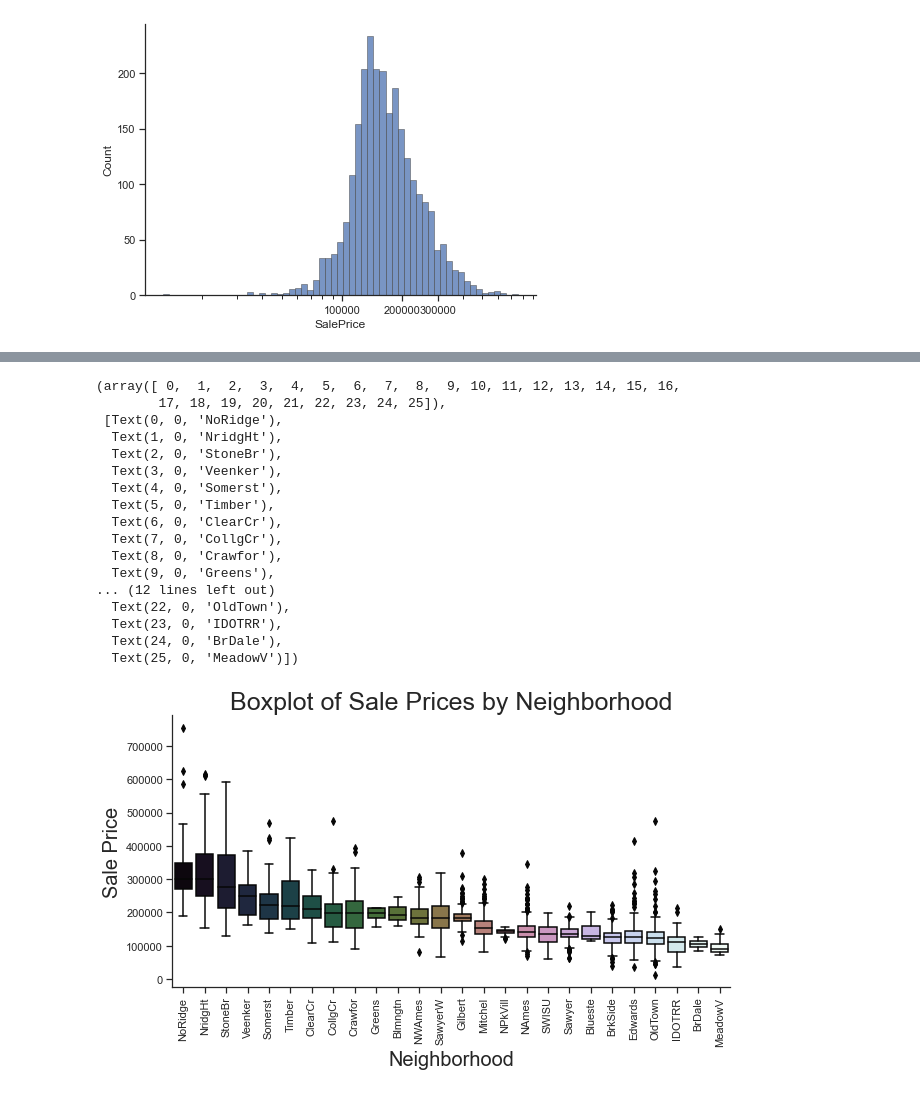
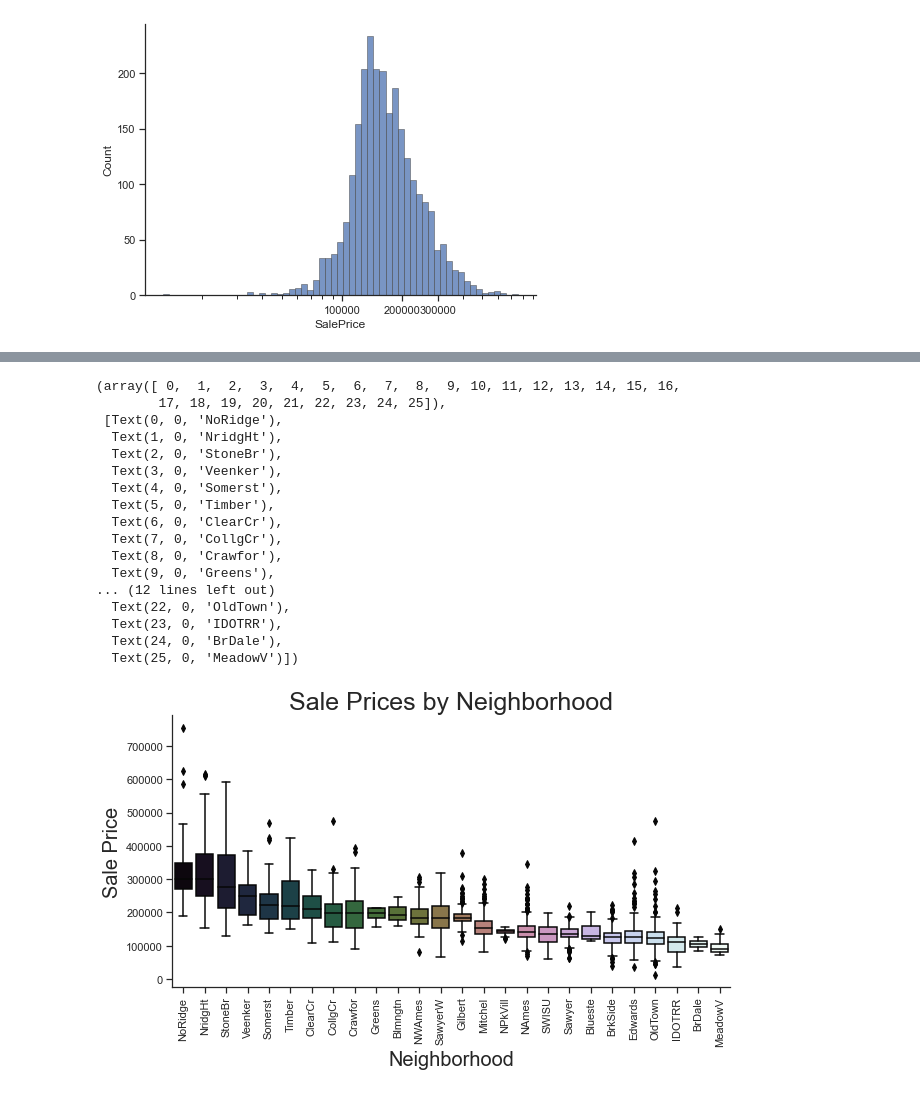
Before and after one commit to mobrien829/ames-ml-project, a Jupyter notebook: Michael/Michael notebook.ipynb, the cells around one changed output, grey strips where cells are left out. Saved outputs shown, nothing was run; the diff lists cells and outputs as text; code cells hidden in the pictures.

```diff
--- a/Michael/Michael notebook.ipynb
+++ b/Michael/Michael notebook.ipynb
@@ -591,37 +591,37 @@ plt.xticks(rotation=90)
-# %%
-sns.set_theme(style="ticks")
-
-f, ax = plt.subplots(figsize=(10, 5))
-sns.despine(f)
-
-sns.boxplot(
-    data=house_prices,
-    x="Neighborhood",
-    y="SalePrice",
-    palette="cubehelix",
-    order=grouped_house_prices.index
-)
-
-ax.set_title("Boxplot of Sale Prices by Neighborhood", size="25")
-ax.set_xlabel("Neighborhood", fontsize = 20)
-ax.set_ylabel("Sale Price", fontsize = 20)
-plt.xticks(rotation=90)
-# %% [output]
-(array([ 0,  1,  2,  3,  4,  5,  6,  7,  8,  9, 10, 11, 12, 13, 14, 15, 16,
-        17, 18, 19, 20, 21, 22, 23, 24, 25]),
- [Text(0, 0, 'NoRidge'),
-  Text(1, 0, 'NridgHt'),
-  Text(2, 0, 'StoneBr'),
-  Text(3, 0, 'Veenker'),
-  Text(4, 0, 'Somerst'),
-  Text(5, 0, 'Timber'),
-  Text(6, 0, 'ClearCr'),
-  Text(7, 0, 'CollgCr'),
-  Text(8, 0, 'Crawfor'),
-  Text(9, 0, 'Greens'),
-... (12 lines left out)
-  Text(22, 0, 'OldTown'),
-  Text(23, 0, 'IDOTRR'),
-  Text(24, 0, 'BrDale'),
-  Text(25, 0, 'MeadowV')])
-[figure, removed]
+# %%
+sns.set_theme(style="ticks")
+
+f, ax = plt.subplots(figsize=(10, 5))
+sns.despine(f)
+
+sns.boxplot(
+    data=house_prices,
+    x="Neighborhood",
+    y="SalePrice",
+    palette="cubehelix",
+    order=grouped_house_prices.index
+)
+
+ax.set_title("Sale Prices by Neighborhood", size="25")
+ax.set_xlabel("Neighborhood", fontsize = 20)
+ax.set_ylabel("Sale Price", fontsize = 20)
+plt.xticks(rotation=90)
+# %% [output]
+(array([ 0,  1,  2,  3,  4,  5,  6,  7,  8,  9, 10, 11, 12, 13, 14, 15, 16,
+        17, 18, 19, 20, 21, 22, 23, 24, 25]),
+ [Text(0, 0, 'NoRidge'),
+  Text(1, 0, 'NridgHt'),
+  Text(2, 0, 'StoneBr'),
+  Text(3, 0, 'Veenker'),
+  Text(4, 0, 'Somerst'),
+  Text(5, 0, 'Timber'),
+  Text(6, 0, 'ClearCr'),
+  Text(7, 0, 'CollgCr'),
+  Text(8, 0, 'Crawfor'),
+  Text(9, 0, 'Greens'),
+... (12 lines left out)
+  Text(22, 0, 'OldTown'),
+  Text(23, 0, 'IDOTRR'),
+  Text(24, 0, 'BrDale'),
+  Text(25, 0, 'MeadowV')])
+[figure, added]
```
Also changed, not shown: parts of 9 cells of this notebook.
